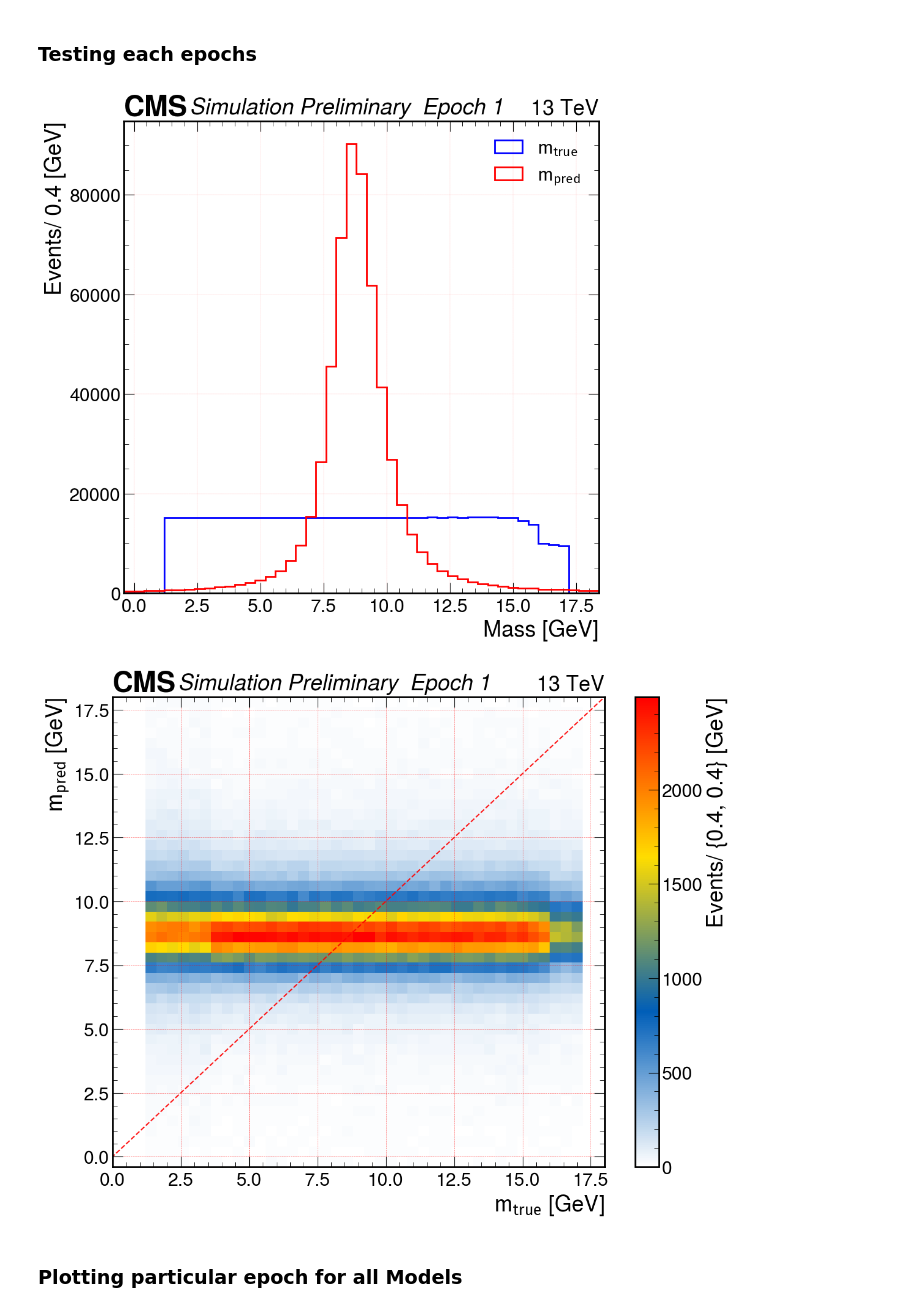
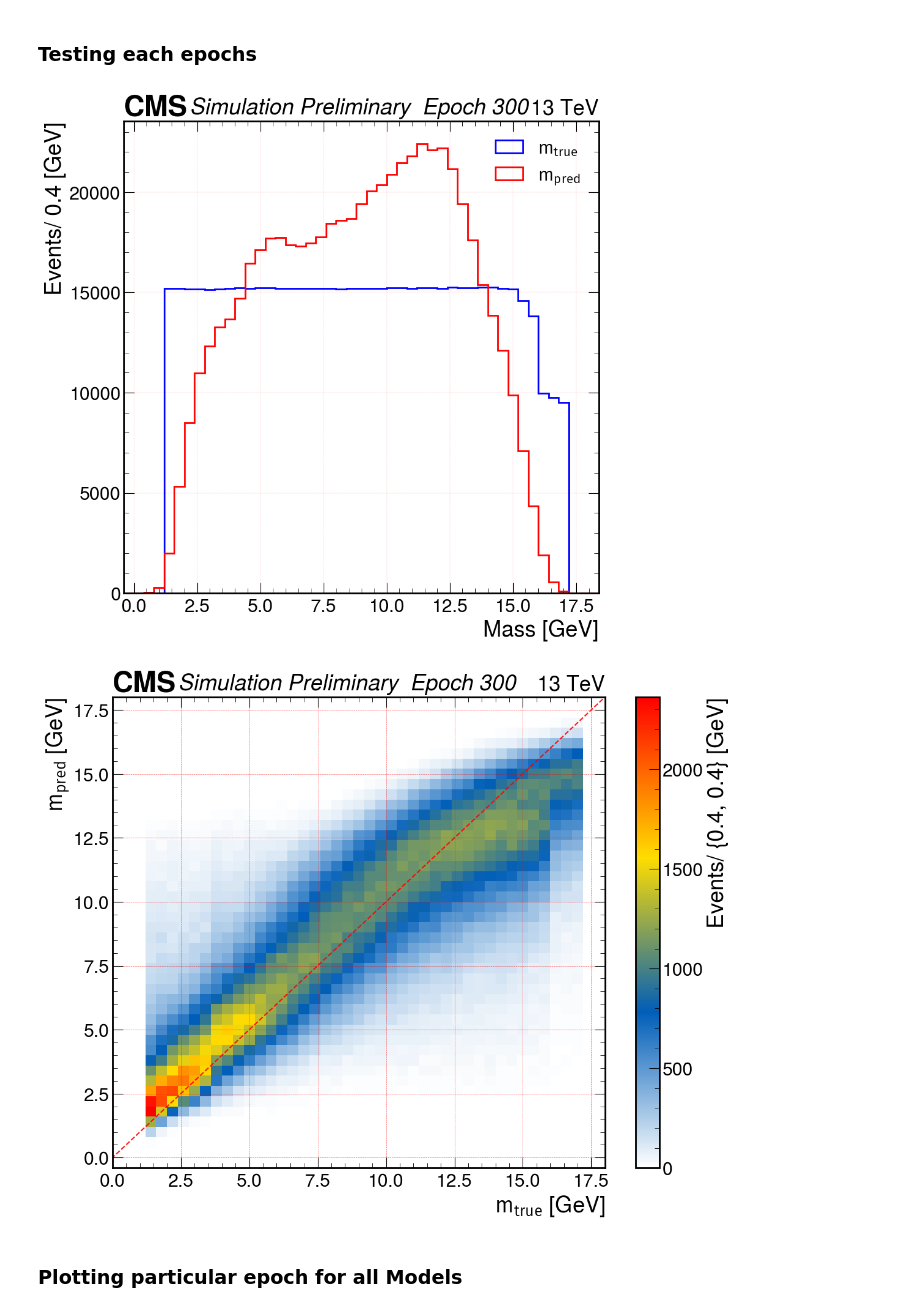
Before and after one commit to bhbam/H_AA_CLuster_jupyter_notebooks, a Jupyter notebook: PL_mass_regression_multi_node_multi_gpu_h5.ipynb, the cells around one changed output. Drawn from its saved outputs; the diff is of its cells as text; code cells hidden in the pictures.

```diff
--- a/PL_mass_regression_multi_node_multi_gpu_h5.ipynb
+++ b/PL_mass_regression_multi_node_multi_gpu_h5.ipynb
@@ -54,7 +54,7 @@ totoal_epoch.     292
 # %% [markdown]
 ### Testing each epochs
 # %%
-for epoch in range(1,2):
+for epoch in range(300,301):
     m_true_, m_pred_ = [], []
     data_files = glob.glob(f"{valid_data_path_E0}/valid_data_epoch_{epoch}/*.pkl")
     for file in data_files:
@@ -74,35 +74,35 @@ for epoch in range(1,2):
     fig, ax = plt.subplots()
     plt.hist(m_true_, range=(m0_min-1.2,m0_max+1.2), bins=len(np.arange(m0_min-1.2,m0_max+1.2,bin_size)), histtype='step', label=r'$\mathrm{m_{true}}$', linestyle='-', color='blue', linewidth=2)
     plt.hist(m_pred_, range=(m0_min-1.2,m0_max+1.2), bins=len(np.arange(m0_min-1.2,m0_max+1.2,bin_size)), histtype='step', label=r'$\mathrm{m_{pred}}$', linestyle='-', color='red', linewidth=2)
     plt.xlim(m0_min-1.2,m0_max+1.2)
     # plt.xticks(np.arange(m0_min-1.2,m0_max+1.2,.8),)
     plt.grid(color='r', linestyle='--', linewidth=.1)
     plt.xlabel('Mass [GeV]')
     plt.ylabel('Events/ 0.4 [GeV]')
     # plt.title(r'$\mathrm{m_{true}}$, $\mathrm{m_{pred}}$ masses',size=25)
     plt.legend(loc='upper right')
     hep.cms.label(llabel=f"Simulation Preliminary  Epoch {epoch}", rlabel="13 TeV", loc=0, ax=ax)
     # plt.savefig('%s/%d_mtru_mpred_hist_full.png'%(out_dir, epoch), bbox_inches='tight',dpi=300, facecolor = "w")
     plt.show()
 
 
 
     # Extended version
     fig, ax = plt.subplots(figsize=(13,10))
     plt.hist2d(np.squeeze(m_true_), np.squeeze(m_pred_), bins=[np.arange(m0_min-0.8, m0_max+1.2, .4), np.arange(m0_min-1.2, m0_max+1.2, .4)],cmap=cms_cmap)
     plt.xlabel(r'$\mathrm{m_{true}}$ [GeV]')
     plt.ylabel(r'$\mathrm{m_{pred}}$ [GeV]')
     plt.plot((m0_min-1.2, m0_max+1.2), (m0_min-1.2, m0_max+1.2), color='r', linestyle='--', alpha=0.9)
     # plt.xticks(np.arange(m0_min-0.8, m0_max+1.2, .8),size=15)
     # plt.yticks(np.arange(m0_min-1.2, m0_max+1.2, .8),size=15)
     plt.colorbar().set_label(label='Events/ {0.4, 0.4} [GeV]' )
     plt.grid(color='r', linestyle='--', linewidth=.4)
     hep.cms.label(llabel=f"Simulation Preliminary  Epoch {epoch}", rlabel="13 TeV", loc=0, ax=ax)
     # plt.savefig('%s/%d_mtrue_mpred_2D_hist_full.png'%(out_dir, epoch), bbox_inches='tight',dpi=300, facecolor = "w")
     plt.show()
 # %% [output]
-[figure, old version]
+[figure, new version]
-[figure, old version]
+[figure, new version]
 # %% [markdown]
 ### Plotting particular epoch for all Models
 # %%
```
Also changed, not shown: parts of 1 cell of this notebook.
